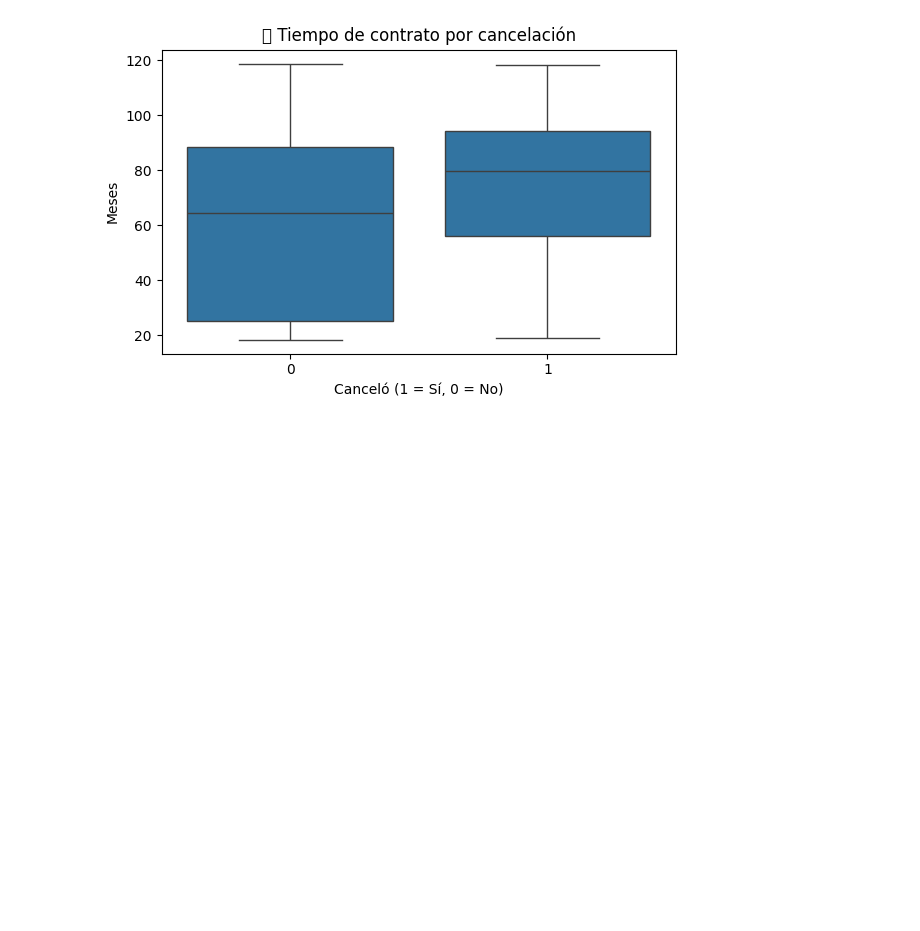
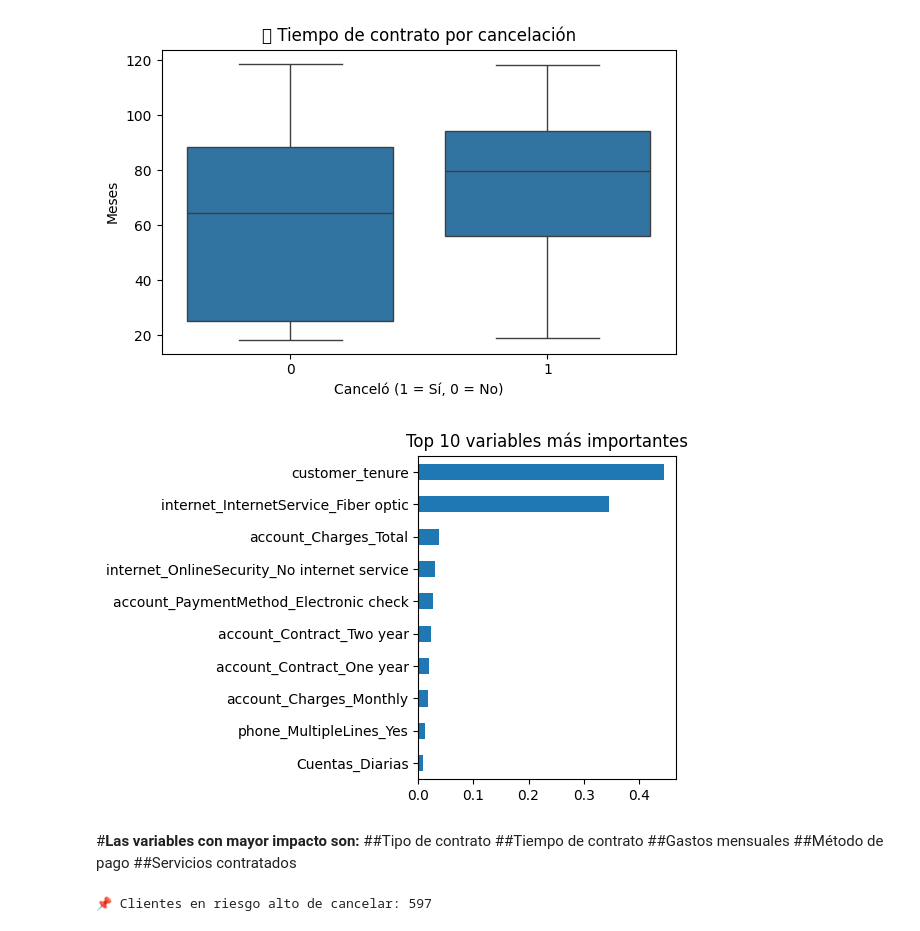
Before and after one commit to gloriagutierrez2025/Challenger_Telecom, a Jupyter notebook: Untitled2.ipynb, the cells around one changed output. Saved outputs shown, nothing was run; the diff lists cells and outputs as text; code cells hidden in the pictures; blank space fills up the shorter version.

```diff
--- a/Untitled2.ipynb
+++ b/Untitled2.ipynb
@@ -702,3 +702,28 @@ print("- Los clientes con contrato mensual suelen cancelar más.")
 print("- Métodos como 'Electronic check' suelen tener mayor tasa de churn.")
 print("- Usuarios con menor tiempo de contrato (pocos meses) tienden a cancelar.")
 print("- Gastos mensuales altos pueden estar asociados a más cancelaciones.")
+# %%
+modelo = DecisionTreeClassifier(max_depth=5)
+X_encoded = pd.get_dummies(df_limpio.drop(columns=['ID', 'cancelo']), drop_first=True)
+y = df_limpio['cancelo']
+modelo.fit(X_encoded, y)
+importancias = pd.Series(modelo.feature_importances_, index=X_encoded.columns)
+importancias.nlargest(10).plot(kind='barh', title='Top 10 variables más importantes', figsize=(6,4))
+plt.gca().invert_yaxis()
+plt.tight_layout()
+plt.show()
+# %% [output]
+[figure, added]
+# %% [markdown]
+#**Las variables con mayor impacto son:**
+##Tipo de contrato
+##Tiempo de contrato
+##Gastos mensuales
+##Método de pago
+##Servicios contratados
+# %%
+df_limpio['probabilidad_churn'] = modelo.predict_proba(X_encoded)[:,1]
+clientes_en_riesgo = df_limpio[df_limpio['probabilidad_churn'] > 0.7]
+print("📌 Clientes en riesgo alto de cancelar:", len(clientes_en_riesgo))
+# %% [output]
+📌 Clientes en riesgo alto de cancelar: 597
```
